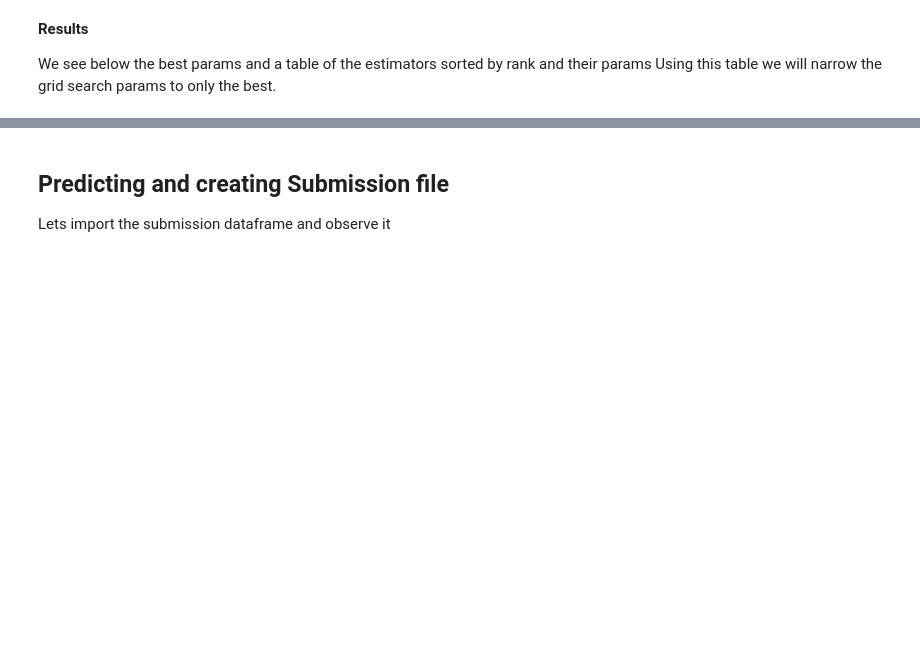
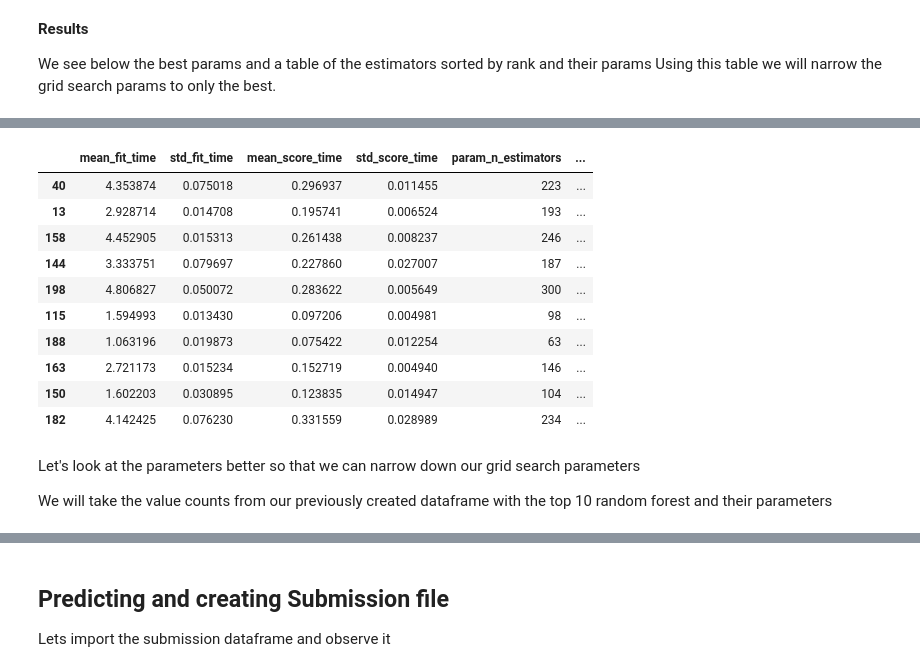
Before and after one commit to Ilroy/DS_Final_Project, a Jupyter notebook: Training_Testing_Master-Final.ipynb, the cells around one changed output, grey strips where cells are left out. Cells and saved outputs as stored; diff of their text form; code cells hidden in the pictures; blank space fills up the shorter version.

```diff
--- a/Training_Testing_Master-Final.ipynb
+++ b/Training_Testing_Master-Final.ipynb
@@ -297,7 +299,9 @@ Lets remove the outliers for better modeling performance
 train_df = train_df.drop(train_df[(train_df['bedrooms']>=8)
                          & (train_df['rent']<20000)].index).reset_index(drop=True)
 
-train_df = train_df.drop(train_df[(train_df['bedrooms'] ==0)&(train_df['rent']>20000)].index).reset_index(drop=True)
+#train_df = train_df.drop(train_df[(train_df['bedrooms'] ==0)&(train_df['rent']>20000)].index).reset_index(drop=True)
+
+#train_df = train_df.drop(train_df[(train_df['bedrooms'] ==6)&(train_df['rent']>20000)].index).reset_index(drop=True)
 # %%
 # has_washer_dryer vs rent
 var = 'has_washer_dryer'
@@ -906,9 +932,11 @@ randomf_grid = {'n_estimators':n_estimators,
 # %%
-# #intialize estimator
-# rfr = RandomForestRegressor()
+#intialize estimator
 
-# rf_search = RandomizedSearchCV(estimator = rfr,param_distributions = randomf_grid,
-#                                n_iter=200,n_jobs = -1,cv=3,verbose=2,random_state=42)
+rfr = RandomForestRegressor()
 
-# # fit model
-# rf_search.fit(X_train,target_train)
+# initialize randomized search instance with estimator and parameter dictionary
+rf_search = RandomizedSearchCV(estimator = rfr,param_distributions = randomf_grid,
+                               n_iter=200,n_jobs = -1,cv=3,verbose=2,random_state=42)
+
+# fit model
+rf_search.fit(X_train,target_train)
@@ -1026,4 +971,0 @@ random_gbr_results
-# %%
-
-pd.set_option('display.max_colwidth', -1)
-random_gbr_results['params'].head(10)
@@ -1046,0 +1006,21 @@ MSE(target_test,xgbr_pred)
+# %%
+# dataframe of best values
+
+rf_search_results = pd.DataFrame(rf_search.cv_results_).sort_values(by='rank_test_score').head(10)
+rf_search_results
+# %% [output]
+|  | mean_fit_time | std_fit_time | mean_score_time | std_score_time | param_n_estimators | ... |
+| 40 | 4.353874 | 0.075018 | 0.296937 | 0.011455 | 223 | ... |
+| 13 | 2.928714 | 0.014708 | 0.195741 | 0.006524 | 193 | ... |
+| 158 | 4.452905 | 0.015313 | 0.261438 | 0.008237 | 246 | ... |
+| 144 | 3.333751 | 0.079697 | 0.227860 | 0.027007 | 187 | ... |
+| 198 | 4.806827 | 0.050072 | 0.283622 | 0.005649 | 300 | ... |
+| 115 | 1.594993 | 0.013430 | 0.097206 | 0.004981 | 98 | ... |
+| 188 | 1.063196 | 0.019873 | 0.075422 | 0.012254 | 63 | ... |
+| 163 | 2.721173 | 0.015234 | 0.152719 | 0.004940 | 146 | ... |
+| 150 | 1.602203 | 0.030895 | 0.123835 | 0.014947 | 104 | ... |
+| 182 | 4.142425 | 0.076230 | 0.331559 | 0.028989 | 234 | ... |
+# %% [markdown]
+Let's look at the parameters better so that we can narrow down our grid search parameters
+
+We will take the value counts from our previously created dataframe with the top 10 random forest and their parameters
```
Also changed, not shown: parts of 75 cells of this notebook.
